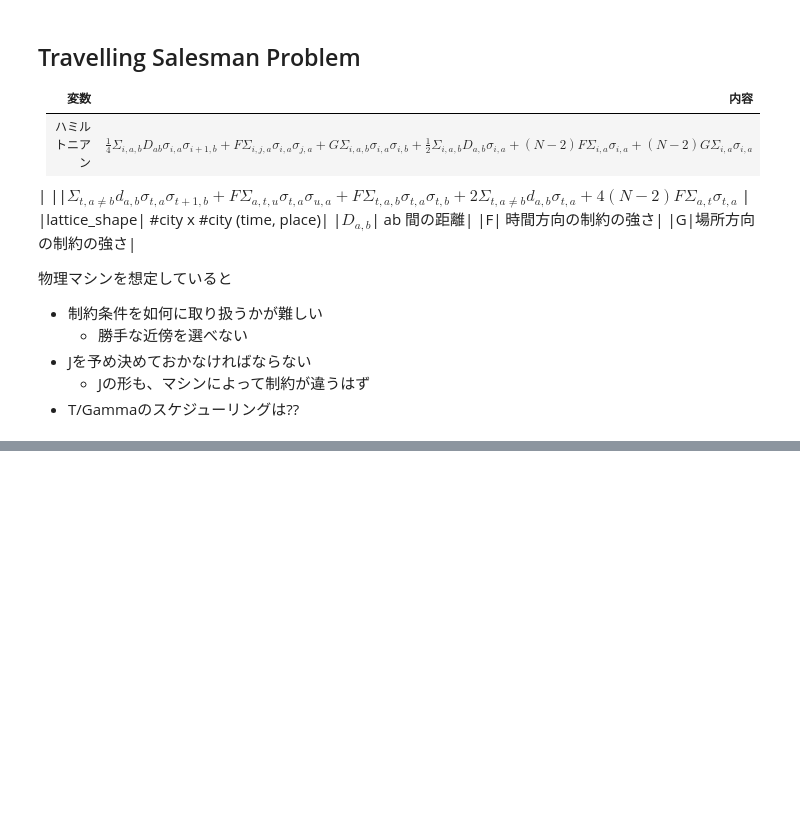
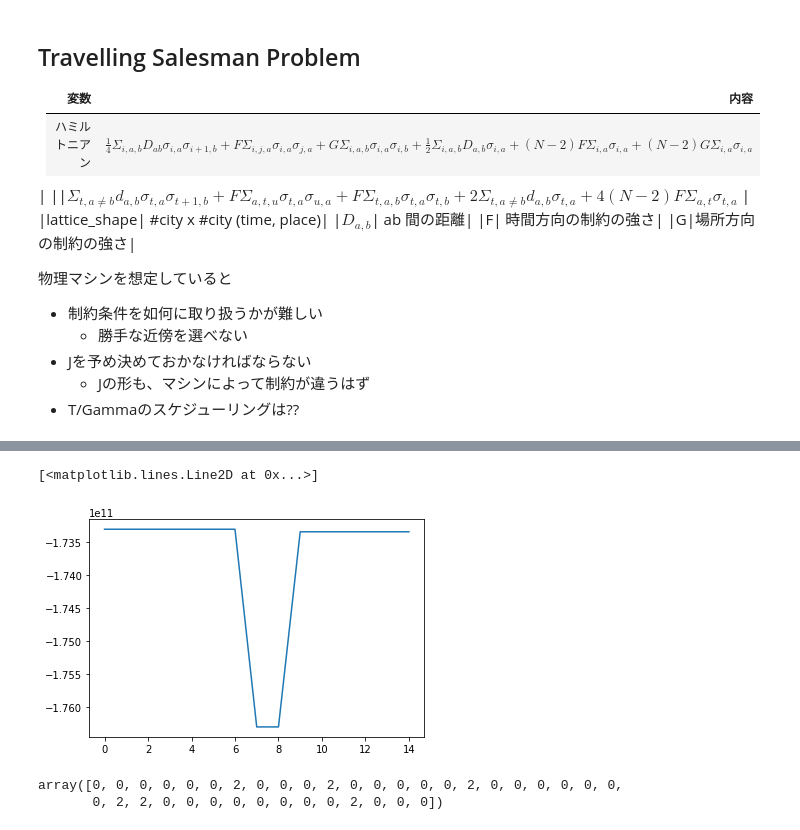
Before and after one commit to ohtaman/anneal, a Jupyter notebook: notebooks/anneal.ipynb, the cells around one changed output, grey strips where cells are left out. Drawn from its saved outputs; the diff is of its cells as text; code cells hidden in the pictures; blank space fills up the shorter version.

Commit message:
[Add] Add annealers and test

```diff
--- a/notebooks/anneal.ipynb
+++ b/notebooks/anneal.ipynb
@@ -467,0 +506,10 @@ array([[0, 0, 0, 0, 0, 0, 0, 2, 0, 0],
+# %%
+plt.plot(q_energy_history)
+# %% [output]
+[<matplotlib.lines.Line2D at 0x...>]
+[figure, added]
+# %%
+(annealer.model.state + 1)[:, 0]
+# %% [output]
+array([0, 0, 0, 0, 0, 0, 2, 0, 0, 0, 2, 0, 0, 0, 0, 0, 2, 0, 0, 0, 0, 0, 0,
+       0, 2, 2, 0, 0, 0, 0, 0, 0, 0, 0, 2, 0, 0, 0])
```
Also changed, not shown: parts of 9 cells of this notebook, 11 other files.
